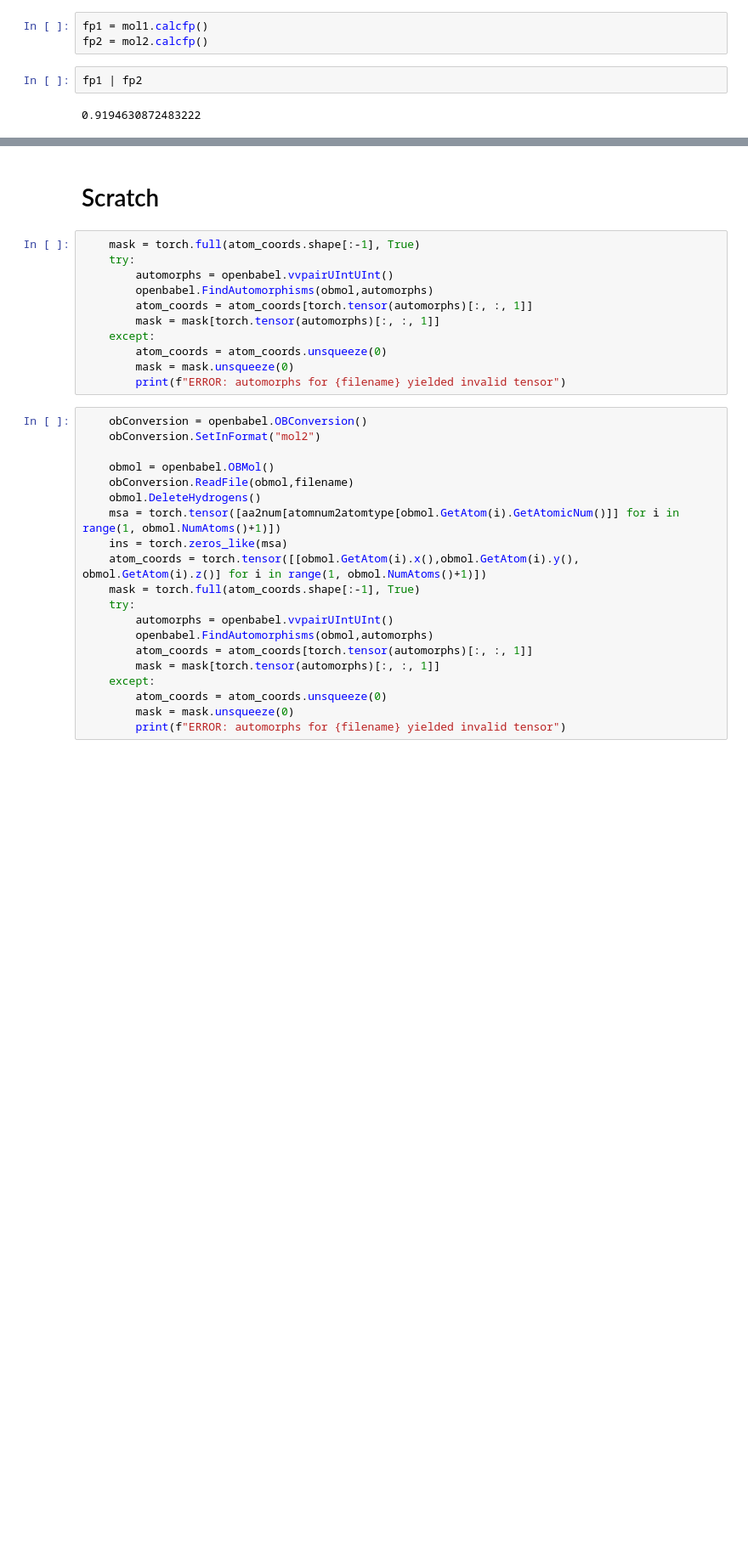
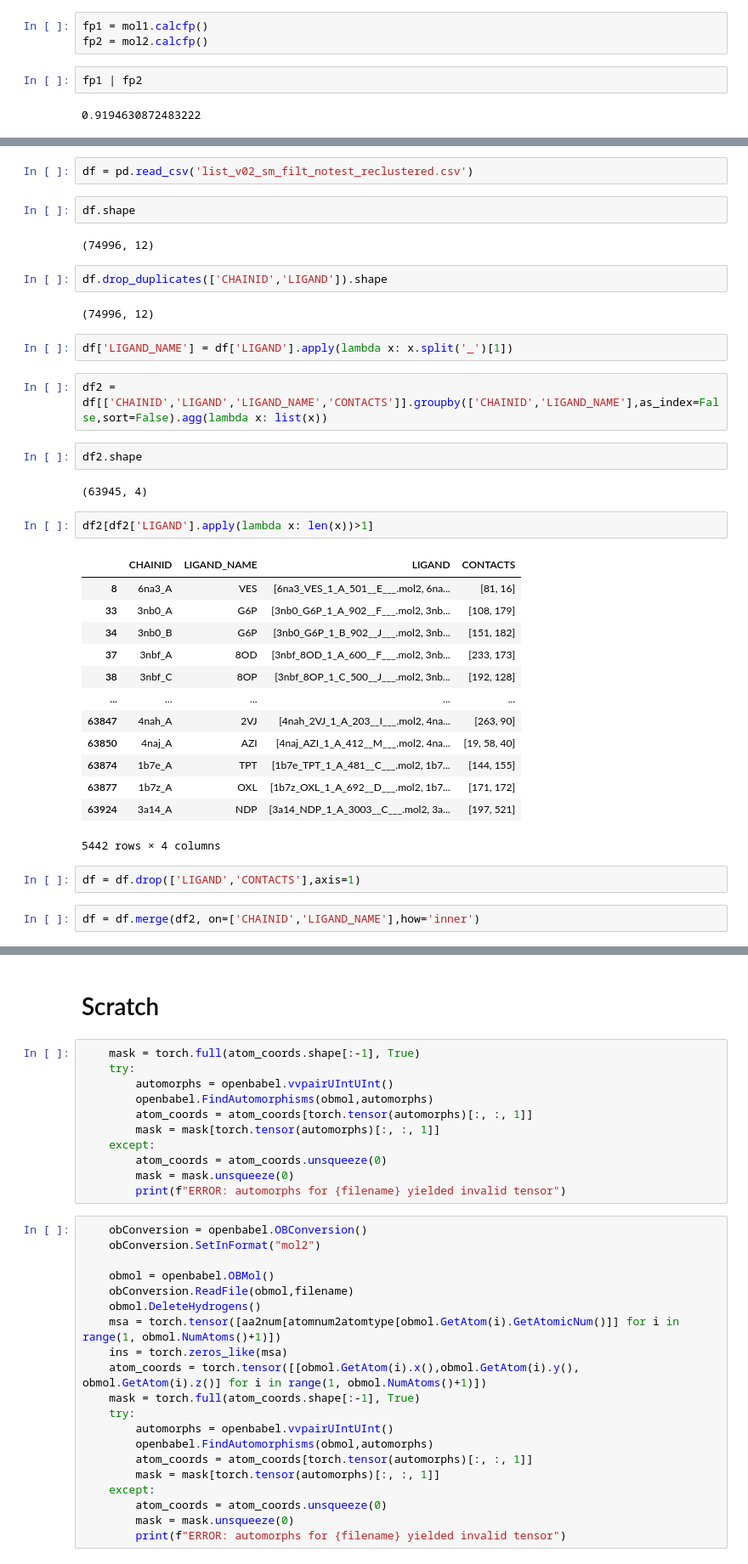
Before and after one commit to RosettaCommons/foundry, a Jupyter notebook: notebooks/filter_sm_compl_data.ipynb, the cells around one changed output, grey strips where cells are left out. Shown at 85% size. Drawn from its saved outputs; the diff is of its cells as text; blank space fills up the shorter version.

```diff
--- a/notebooks/filter_sm_compl_data.ipynb
+++ b/notebooks/filter_sm_compl_data.ipynb
@@ -667,0 +683,38 @@ fp1 | fp2
+# %%
+df = pd.read_csv('list_v02_sm_filt_notest_reclustered.csv')
+# %%
+df.shape
+# %% [output]
+(74996, 12)
+# %%
+df.drop_duplicates(['CHAINID','LIGAND']).shape
+# %% [output]
+(74996, 12)
+# %%
+df['LIGAND_NAME'] = df['LIGAND'].apply(lambda x: x.split('_')[1])
+# %%
+df2 = df[['CHAINID','LIGAND','LIGAND_NAME','CONTACTS']].groupby(['CHAINID','LIGAND_NAME'],as_index=False,sort=False).agg(lambda x: list(x))
+# %%
+df2.shape
+# %% [output]
+(63945, 4)
+# %%
+df2[df2['LIGAND'].apply(lambda x: len(x))>1]
+# %% [output]
+|  | CHAINID | LIGAND_NAME | LIGAND | CONTACTS |
+| 8 | 6na3_A | VES | [6na3_VES_1_A_501__E___.mol2, 6na... | [81, 16] |
+| 33 | 3nb0_A | G6P | [3nb0_G6P_1_A_902__F___.mol2, 3nb... | [108, 179] |
+| 34 | 3nb0_B | G6P | [3nb0_G6P_1_B_902__J___.mol2, 3nb... | [151, 182] |
+| 37 | 3nbf_A | 8OD | [3nbf_8OD_1_A_600__F___.mol2, 3nb... | [233, 173] |
+| 38 | 3nbf_C | 8OP | [3nbf_8OP_1_C_500__J___.mol2, 3nb... | [192, 128] |
+| ... | ... | ... | ... | ... |
+| 63847 | 4nah_A | 2VJ | [4nah_2VJ_1_A_203__I___.mol2, 4na... | [263, 90] |
+| 63850 | 4naj_A | AZI | [4naj_AZI_1_A_412__M___.mol2, 4na... | [19, 58, 40] |
+| 63874 | 1b7e_A | TPT | [1b7e_TPT_1_A_481__C___.mol2, 1b7... | [144, 155] |
+| 63877 | 1b7z_A | OXL | [1b7z_OXL_1_A_692__D___.mol2, 1b7... | [171, 172] |
+| 63924 | 3a14_A | NDP | [3a14_NDP_1_A_3003__C___.mol2, 3a... | [197, 521] |
+5442 rows × 4 columns
+# %%
+df = df.drop(['LIGAND','CONTACTS'],axis=1)
+# %%
+df = df.merge(df2, on=['CHAINID','LIGAND_NAME'],how='inner')
```
Also changed, not shown: parts of 9 cells of this notebook.
